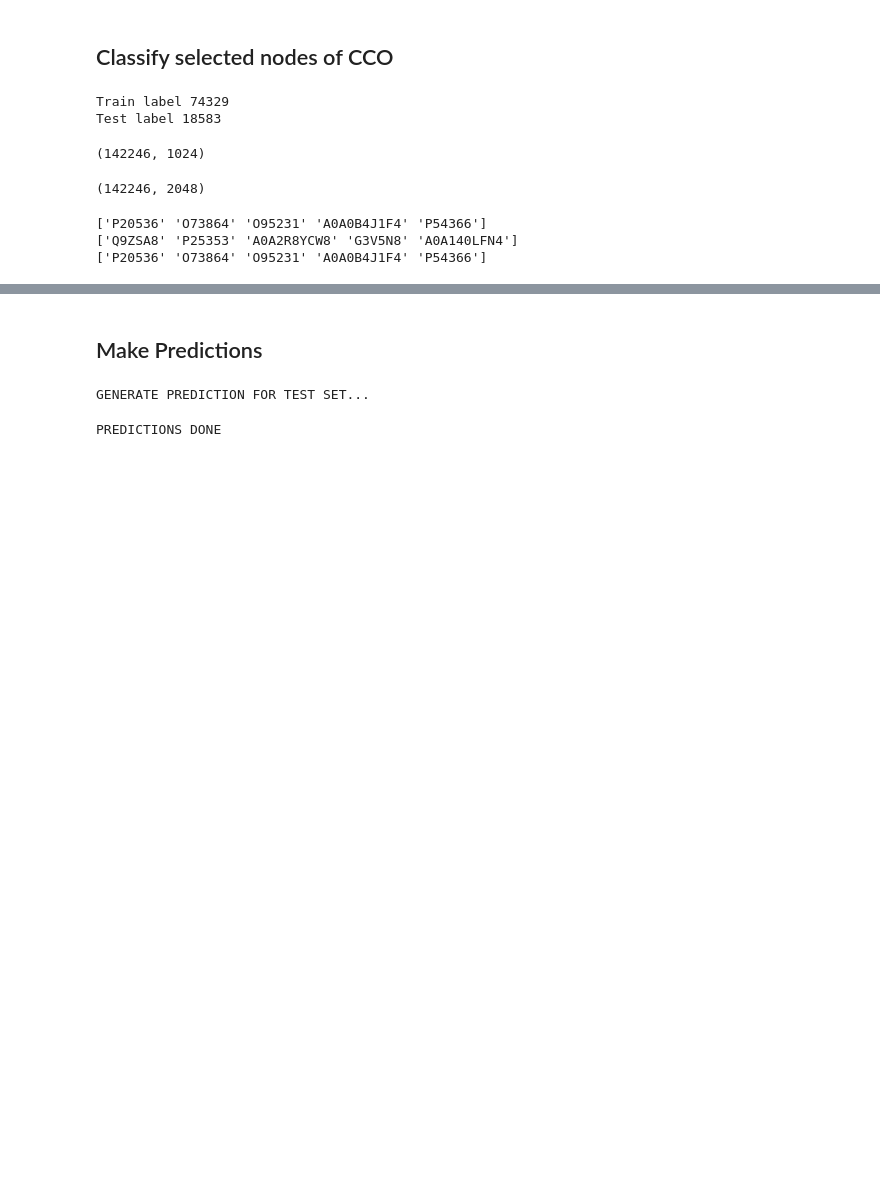
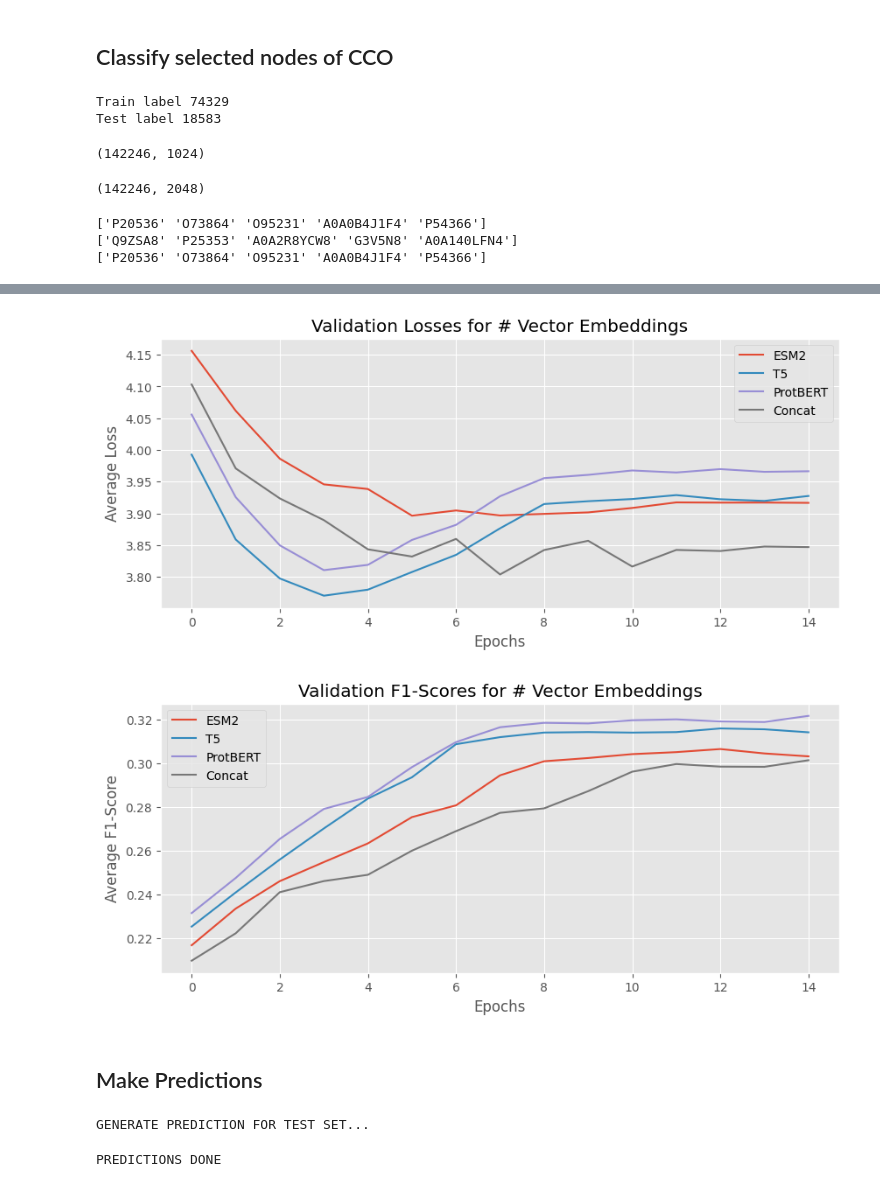
Before and after one commit to oshbocker/CAFA, a Jupyter notebook: CAFA_baseline.ipynb, the cells around one changed output, grey strips where cells are left out. Saved outputs shown, nothing was run; the diff lists cells and outputs as text; code cells hidden in the pictures; blank space fills up the shorter version.

```diff
--- a/CAFA_baseline.ipynb
+++ b/CAFA_baseline.ipynb
@@ -647,23 +819,28 @@ protbert_model, protbert_losses, protbert_scores = train_model(embeddings_source
 # %%
 plt.figure(figsize = (10, 4))
 plt.plot(esm2_losses["val"], label = "ESM2")
 plt.plot(t5_losses["val"], label = "T5")
 plt.plot(protbert_losses["val"], label = "ProtBERT")
+plt.plot(cat_losses["val"], label = "Concat")
 plt.title("Validation Losses for # Vector Embeddings")
 plt.xlabel("Epochs")
 plt.ylabel("Average Loss")
 plt.legend()
 plt.show()
 
 plt.figure(figsize = (10, 4))
 plt.plot(esm2_scores["val"], label = "ESM2")
 plt.plot(t5_scores["val"], label = "T5")
 plt.plot(protbert_scores["val"], label = "ProtBERT")
+plt.plot(cat_scores["val"], label = "Concat")
 plt.title("Validation F1-Scores for # Vector Embeddings")
 plt.xlabel("Epochs")
 plt.ylabel("Average F1-Score")
 plt.legend()
 plt.show()
+# %% [output]
+[figure, added]
+[figure, added]
 # %% [markdown]
 ## Make Predictions
 # %%
```
Also changed, not shown: parts of 13 cells of this notebook.
